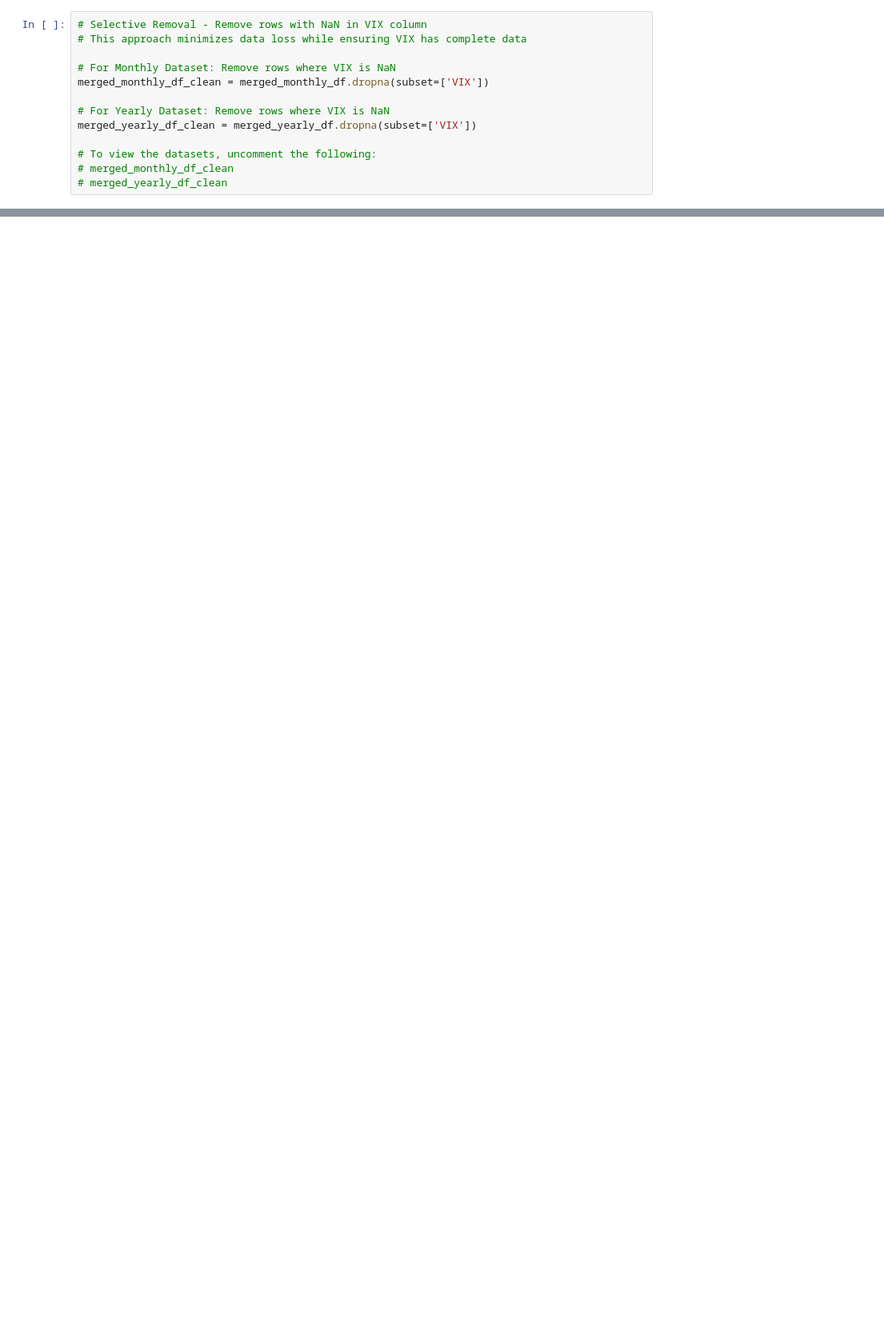
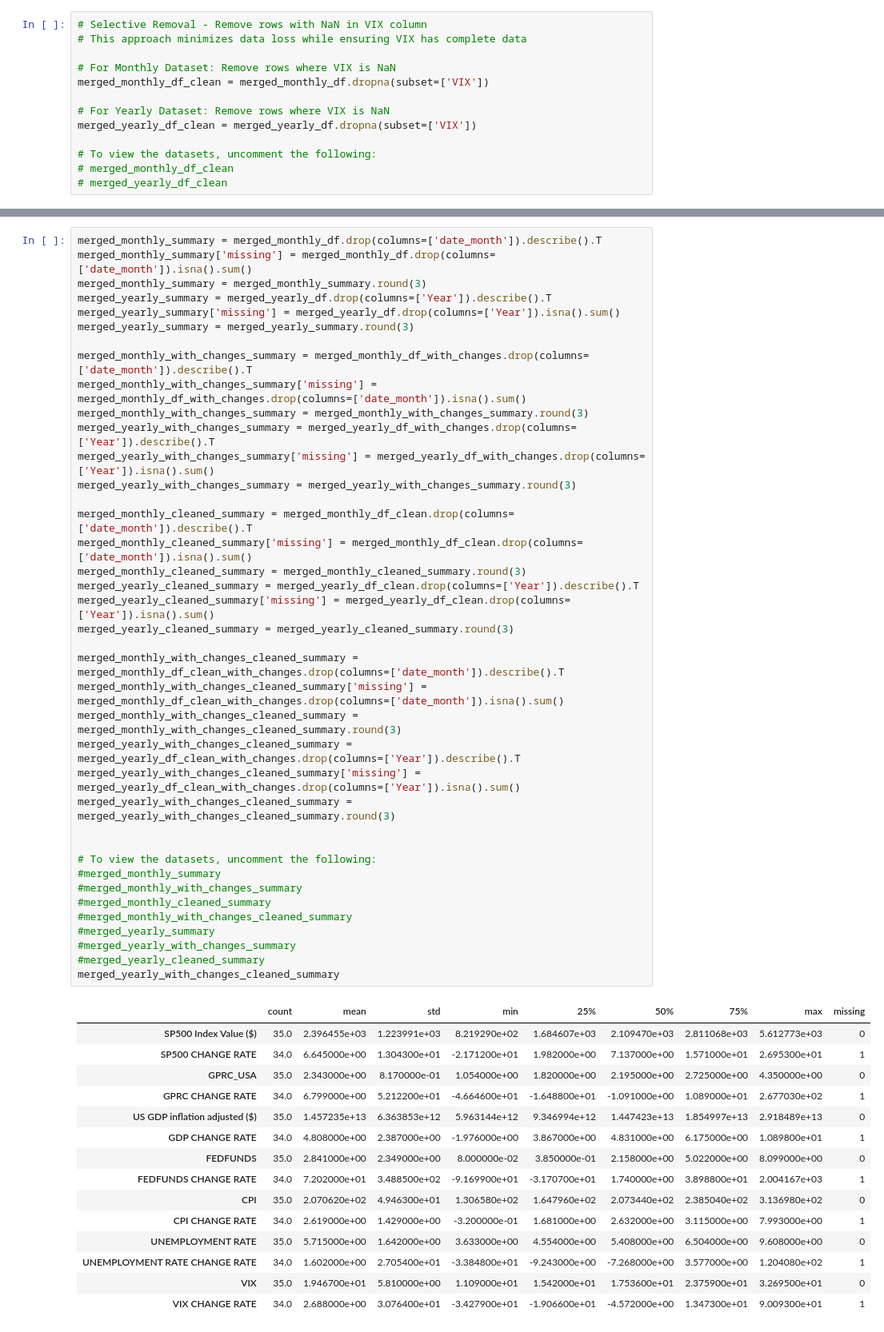
Before and after one commit to AL2024UCSD/sp500trends, a Jupyter notebook: mainwork_withanalysis.ipynb, the cells around one changed output, grey strips where cells are left out. Shown at 80% size. Cells and saved outputs as stored; diff of their text form; blank space fills up the shorter version.

```diff
--- a/mainwork_withanalysis.ipynb
+++ b/mainwork_withanalysis.ipynb
@@ -345,3 +383,58 @@ merged_monthly_df_clean_with_changes
+# %%
+merged_monthly_summary = merged_monthly_df.drop(columns=['date_month']).describe().T
+merged_monthly_summary['missing'] = merged_monthly_df.drop(columns=['date_month']).isna().sum()
+merged_monthly_summary = merged_monthly_summary.round(3)
+merged_yearly_summary = merged_yearly_df.drop(columns=['Year']).describe().T
+merged_yearly_summary['missing'] = merged_yearly_df.drop(columns=['Year']).isna().sum()
+merged_yearly_summary = merged_yearly_summary.round(3)
+
+merged_monthly_with_changes_summary = merged_monthly_df_with_changes.drop(columns=['date_month']).describe().T
+merged_monthly_with_changes_summary['missing'] = merged_monthly_df_with_changes.drop(columns=['date_month']).isna().sum()
+merged_monthly_with_changes_summary = merged_monthly_with_changes_summary.round(3)
+merged_yearly_with_changes_summary = merged_yearly_df_with_changes.drop(columns=['Year']).describe().T
+merged_yearly_with_changes_summary['missing'] = merged_yearly_df_with_changes.drop(columns=['Year']).isna().sum()
+merged_yearly_with_changes_summary = merged_yearly_with_changes_summary.round(3)
+
+merged_monthly_cleaned_summary = merged_monthly_df_clean.drop(columns=['date_month']).describe().T
+merged_monthly_cleaned_summary['missing'] = merged_monthly_df_clean.drop(columns=['date_month']).isna().sum()
+merged_monthly_cleaned_summary = merged_monthly_cleaned_summary.round(3)
+merged_yearly_cleaned_summary = merged_yearly_df_clean.drop(columns=['Year']).describe().T
+merged_yearly_cleaned_summary['missing'] = merged_yearly_df_clean.drop(columns=['Year']).isna().sum()
+merged_yearly_cleaned_summary = merged_yearly_cleaned_summary.round(3)
+
+merged_monthly_with_changes_cleaned_summary = merged_monthly_df_clean_with_changes.drop(columns=['date_month']).describe().T
+merged_monthly_with_changes_cleaned_summary['missing'] = merged_monthly_df_clean_with_changes.drop(columns=['date_month']).isna().sum()
+merged_monthly_with_changes_cleaned_summary = merged_monthly_with_changes_cleaned_summary.round(3)
+merged_yearly_with_changes_cleaned_summary = merged_yearly_df_clean_with_changes.drop(columns=['Year']).describe().T
+merged_yearly_with_changes_cleaned_summary['missing'] = merged_yearly_df_clean_with_changes.drop(columns=['Year']).isna().sum()
+merged_yearly_with_changes_cleaned_summary = merged_yearly_with_changes_cleaned_summary.round(3)
+
+
+# To view the datasets, uncomment the following:
+#merged_monthly_summary
+#merged_monthly_with_changes_summary
+#merged_monthly_cleaned_summary
+#merged_monthly_with_changes_cleaned_summary
+#merged_yearly_summary
+#merged_yearly_with_changes_summary
+#merged_yearly_cleaned_summary
+merged_yearly_with_changes_cleaned_summary
+# %% [output]
+|  | count | mean | std | min | 25% | 50% | 75% | max | missing |
+| SP500 Index Value ($) | 35.0 | 2.396455e+03 | 1.223991e+03 | 8.219290e+02 | 1.684607e+03 | 2.109470e+03 | 2.811068e+03 | 5.612773e+03 | 0 |
+| SP500 CHANGE RATE | 34.0 | 6.645000e+00 | 1.304300e+01 | -2.171200e+01 | 1.982000e+00 | 7.137000e+00 | 1.571000e+01 | 2.695300e+01 | 1 |
+| GPRC_USA | 35.0 | 2.343000e+00 | 8.170000e-01 | 1.054000e+00 | 1.820000e+00 | 2.195000e+00 | 2.725000e+00 | 4.350000e+00 | 0 |
+| GPRC CHANGE RATE | 34.0 | 6.799000e+00 | 5.212200e+01 | -4.664600e+01 | -1.648800e+01 | -1.091000e+00 | 1.089000e+01 | 2.677030e+02 | 1 |
+| US GDP inflation adjusted ($) | 35.0 | 1.457235e+13 | 6.363853e+12 | 5.963144e+12 | 9.346994e+12 | 1.447423e+13 | 1.854997e+13 | 2.918489e+13 | 0 |
+| GDP CHANGE RATE | 34.0 | 4.808000e+00 | 2.387000e+00 | -1.976000e+00 | 3.867000e+00 | 4.831000e+00 | 6.175000e+00 | 1.089800e+01 | 1 |
+| FEDFUNDS | 35.0 | 2.841000e+00 | 2.349000e+00 | 8.000000e-02 | 3.850000e-01 | 2.158000e+00 | 5.022000e+00 | 8.099000e+00 | 0 |
+| FEDFUNDS CHANGE RATE | 34.0 | 7.202000e+01 | 3.488500e+02 | -9.169900e+01 | -3.170700e+01 | 1.740000e+00 | 3.898800e+01 | 2.004167e+03 | 1 |
+| CPI | 35.0 | 2.070620e+02 | 4.946300e+01 | 1.306580e+02 | 1.647960e+02 | 2.073440e+02 | 2.385040e+02 | 3.136980e+02 | 0 |
+| CPI CHANGE RATE | 34.0 | 2.619000e+00 | 1.429000e+00 | -3.200000e-01 | 1.681000e+00 | 2.632000e+00 | 3.115000e+00 | 7.993000e+00 | 1 |
+| UNEMPLOYMENT RATE | 35.0 | 5.715000e+00 | 1.642000e+00 | 3.633000e+00 | 4.554000e+00 | 5.408000e+00 | 6.504000e+00 | 9.608000e+00 | 0 |
+| UNEMPLOYMENT RATE CHANGE RATE | 34.0 | 1.602000e+00 | 2.705400e+01 | -3.384800e+01 | -9.243000e+00 | -7.268000e+00 | 3.577000e+00 | 1.204080e+02 | 1 |
+| VIX | 35.0 | 1.946700e+01 | 5.810000e+00 | 1.109000e+01 | 1.542000e+01 | 1.753600e+01 | 2.375900e+01 | 3.269500e+01 | 0 |
+| VIX CHANGE RATE | 34.0 | 2.688000e+00 | 3.076400e+01 | -3.427900e+01 | -1.906600e+01 | -4.572000e+00 | 1.347300e+01 | 9.009300e+01 | 1 |
 # %% [markdown]
 ## Preliminary Analysis (EDA)
 # %%
```
Also changed, not shown: parts of 22 cells of this notebook.
